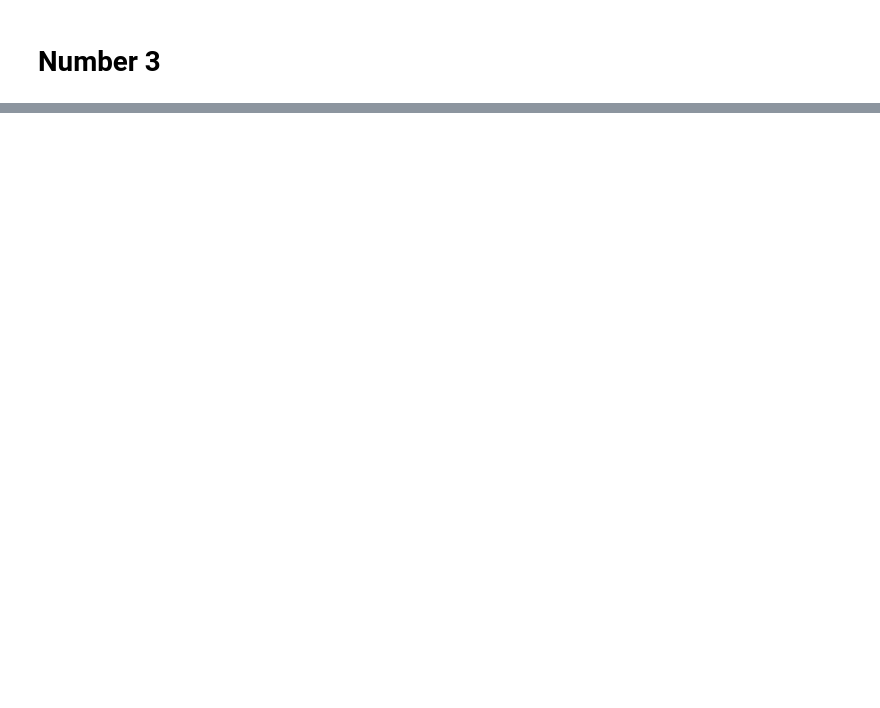
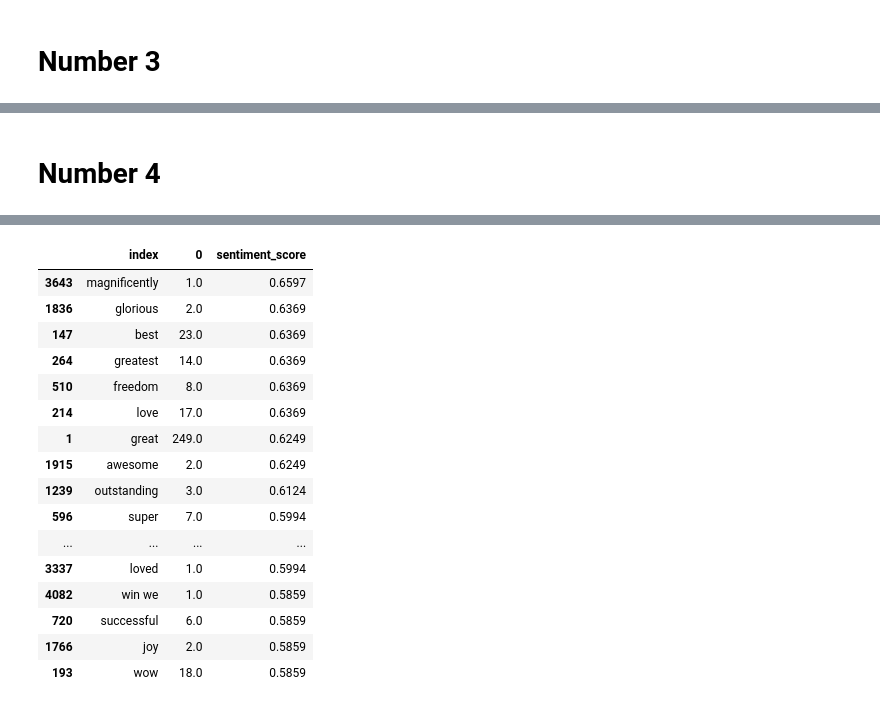
Before and after one commit to iw2/test, a Jupyter notebook: Werries_Isaac_HW1.ipynb, the cells around one changed output, grey strips where cells are left out. Cells and saved outputs as stored; diff of their text form; code cells hidden in the pictures; blank space fills up the shorter version.

```diff
--- a/Werries_Isaac_HW1.ipynb
+++ b/Werries_Isaac_HW1.ipynb
@@ -137,6 +133,0 @@ mod_df
-# %%
-words = str(clean_text) #turning the list into a continuous string
-words = words.split(" ") # split by whitespace
-stopwords = list(stopwords)+["''", "'"]
-words = [x for x in words if x not in stopwords]
-pd.Series(words).value_counts().head(10)
@@ -157,0 +134,8 @@ AttributeError: 'list' object has no attribute 'words'
+# %%
+words = [x.split(" ") for x in mod_df['clean_text']]
+words_list = [pd.Series(x).value_counts() for x in words]
+word_df = pd.concat(words_list,axis=1).fillna(0).T
+sw_list = stopwords.words('english') + [" ", '']
+words_nsw = word_df.loc[:,~word_df.T.index.isin(sw_list)]
+top = words_nsw.sum().sort_values(ascending=False)
+top.head(10)
@@ -181,0 +222,11 @@ plt.axhline(y=100, color='grey', linestyle = 'dashed' )
+# %% [markdown]
+# Number 4
+# %%
+nltk.download('vader_lexicon')
+vader=SentimentIntensityAnalyzer()
+top = words_nsw.sum().sort_values(ascending=False).reset_index()
+top['sentiment_score'] = [vader.polarity_scores(x)['compound'] for x in top['index']]
+top20 = top.sort_values('sentiment_score', ascending = False).head(20)
+ntop20 = top.sort_values('sentiment_score', ascending = False).tail(20)
+top20
+# %% [output]
@@ -181,0 +236,17 @@ plt.axhline(y=100, color='grey', linestyle = 'dashed' )
+|  | index | 0 | sentiment_score |
+| 3643 | magnificently | 1.0 | 0.6597 |
+| 1836 | glorious | 2.0 | 0.6369 |
+| 147 | best | 23.0 | 0.6369 |
+| 264 | greatest | 14.0 | 0.6369 |
+| 510 | freedom | 8.0 | 0.6369 |
+| 214 | love | 17.0 | 0.6369 |
+| 1 | great | 249.0 | 0.6249 |
+| 1915 | awesome | 2.0 | 0.6249 |
+| 1239 | outstanding | 3.0 | 0.6124 |
+| 596 | super | 7.0 | 0.5994 |
+| ... | ... | ... | ... |
+| 3337 | loved | 1.0 | 0.5994 |
+| 4082 | win we | 1.0 | 0.5859 |
+| 720 | successful | 6.0 | 0.5859 |
+| 1766 | joy | 2.0 | 0.5859 |
+| 193 | wow | 18.0 | 0.5859 |
```
Also changed, not shown: parts of 25 cells of this notebook, 3 other files.
